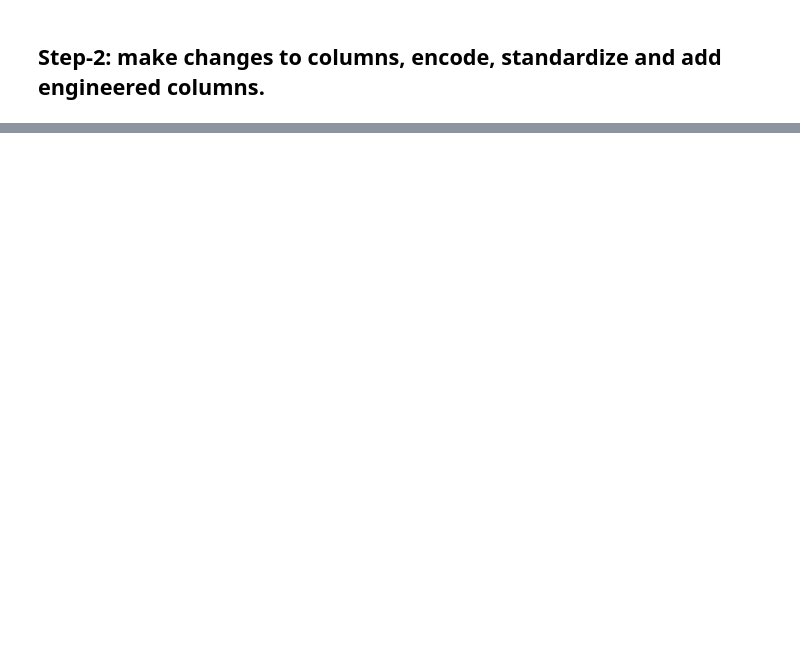
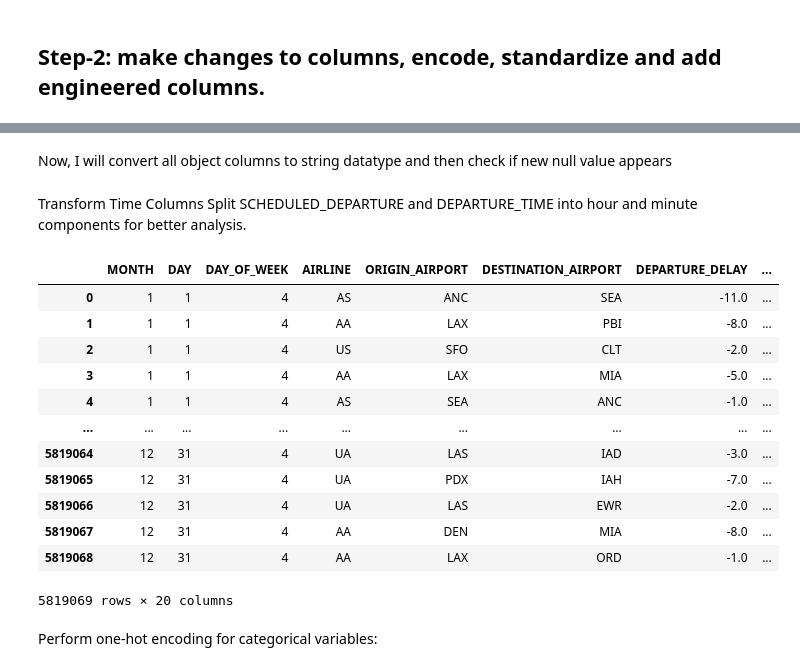
Before and after one commit to FahimShahriarAnik/Predicting-Flight-Dealy-and-Cancellation-Using-ML, a Jupyter notebook: project_notebook.ipynb, the cells around one changed output, grey strips where cells are left out. Saved outputs shown, nothing was run; the diff lists cells and outputs as text; code cells hidden in the pictures; blank space fills up the shorter version.

Commit message:
cleaned dataset and transformed columns

```diff
--- a/project_notebook.ipynb
+++ b/project_notebook.ipynb
@@ -305,0 +226,3 @@ Index(['YEAR', 'MONTH', 'DAY', 'DAY_OF_WEEK', 'AIRLINE', 'FLIGHT_NUMBER',
+# %%
+df_cleaned = pd.read_csv('flights_cleaned_for_cancellation.csv')
+print(df_cleaned.head())
@@ -305,0 +247,38 @@ Index(['YEAR', 'MONTH', 'DAY', 'DAY_OF_WEEK', 'AIRLINE', 'FLIGHT_NUMBER',
+# %%
+# Columns with integer data type
+int_columns = ["MONTH", "DAY", "DAY_OF_WEEK", "SCHEDULED_DEPARTURE_HOUR", "SCHEDULED_DEPARTURE_MINUTE", "DEPARTURE_TIME_HOUR", "DEPARTURE_TIME_MINUTE", "DISTANCE", "SCHEDULED_ARRIVAL", "DIVERTED"]
+# Columns with float data type
+float_columns = ["DEPARTURE_DELAY", "TAXI_OUT", "SCHEDULED_TIME", "ELAPSED_TIME", "AIR_TIME", "TAXI_IN"]
+# Columns with object data type
+object_columns = ["AIRLINE", "ORIGIN_AIRPORT", "DESTINATION_AIRPORT", "CANCELLATION_REASON"]
+# %% [markdown]
+Now, I will convert all object columns to string datatype and then check if new null value appears
+# %%
+# Convert all object columns to string datatype
+df_cleaned[object_columns] = df_cleaned[object_columns].astype(str)
+# %% [markdown]
+Transform Time Columns
+Split SCHEDULED_DEPARTURE and DEPARTURE_TIME into hour and minute components for better analysis.
+# %%
+df_cleaned["SCHEDULED_DEPARTURE_HOUR"] = df_cleaned["SCHEDULED_DEPARTURE"] // 100
+df_cleaned["SCHEDULED_DEPARTURE_MINUTE"] = df_cleaned["SCHEDULED_DEPARTURE"] % 100
+df_cleaned.drop("SCHEDULED_DEPARTURE", axis=1, inplace=True)
+
+df_cleaned["DEPARTURE_TIME_HOUR"] = df_cleaned["DEPARTURE_TIME"] // 100
+df_cleaned["DEPARTURE_TIME_MINUTE"] = df_cleaned["DEPARTURE_TIME"] % 100
+df_cleaned.drop("DEPARTURE_TIME", axis=1, inplace=True)
+df_cleaned.head(-10)
+# %% [output]
+|  | MONTH | DAY | DAY_OF_WEEK | AIRLINE | ORIGIN_AIRPORT | DESTINATION_AIRPORT | DEPARTURE_DELAY | ... |
+| 0 | 1 | 1 | 4 | AS | ANC | SEA | -11.0 | ... |
+| 1 | 1 | 1 | 4 | AA | LAX | PBI | -8.0 | ... |
+| 2 | 1 | 1 | 4 | US | SFO | CLT | -2.0 | ... |
+| 3 | 1 | 1 | 4 | AA | LAX | MIA | -5.0 | ... |
+| 4 | 1 | 1 | 4 | AS | SEA | ANC | -1.0 | ... |
+| ... | ... | ... | ... | ... | ... | ... | ... | ... |
+| 5819064 | 12 | 31 | 4 | UA | LAS | IAD | -3.0 | ... |
+| 5819065 | 12 | 31 | 4 | UA | PDX | IAH | -7.0 | ... |
+| 5819066 | 12 | 31 | 4 | UA | LAS | EWR | -2.0 | ... |
+| 5819067 | 12 | 31 | 4 | AA | DEN | MIA | -8.0 | ... |
+| 5819068 | 12 | 31 | 4 | AA | LAX | ORD | -1.0 | ... |
+5819069 rows × 20 columns
@@ -305,0 +288,2 @@ Index(['YEAR', 'MONTH', 'DAY', 'DAY_OF_WEEK', 'AIRLINE', 'FLIGHT_NUMBER',
+# %% [markdown]
+Perform one-hot encoding for categorical variables:
```
Also changed, not shown: parts of 33 cells of this notebook.
